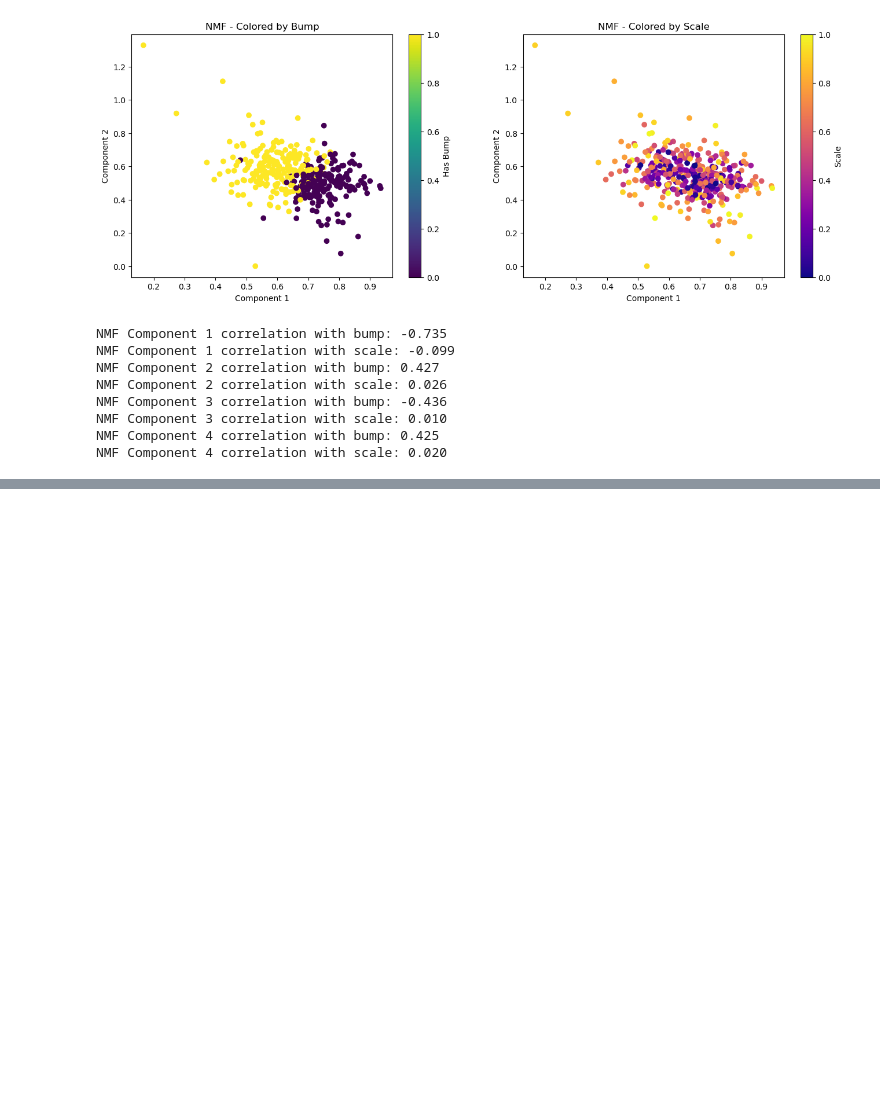
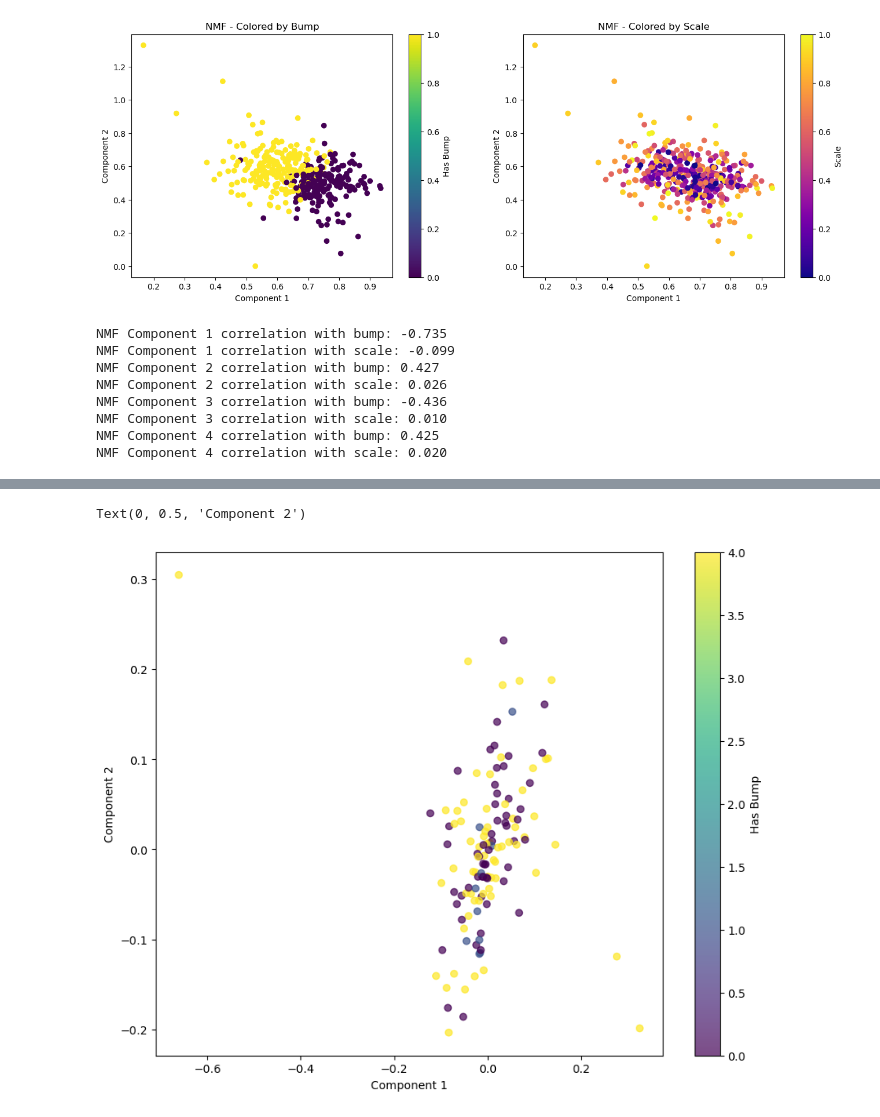
Before and after one commit to Jakaria08/Disentangle_Latent_Space_Deep_SDF, a Jupyter notebook: run_HLLE_ICA.ipynb, the cells around one changed output, grey strips where cells are left out. Cells and saved outputs as stored; diff of their text form; code cells hidden in the pictures; blank space fills up the shorter version.

```diff
--- a/run_HLLE_ICA.ipynb
+++ b/run_HLLE_ICA.ipynb
@@ -441,0 +434,13 @@ Correlation between ICA distance from center and scale: 0.421
+# %%
+# do PCA on the HLLE embedding
+pca_hlle = PCA(n_components=2)
+Y_pca_hlle = pca_hlle.fit_transform(Z)
+# Plot PCA of HLLE embedding
+plt.figure(figsize=(10, 8))
+plt.scatter(Y_pca_hlle[:, 0], Y_pca_hlle[:, 1], c=has_bump, cmap='viridis', alpha=0.7)
+plt.colorbar(label="Has Bump")
+plt.xlabel("Component 1")
+plt.ylabel("Component 2")
+# %% [output]
+Text(0, 0.5, 'Component 2')
+[figure, added]
```
Also changed, not shown: parts of 13 cells of this notebook, 21 other files.
